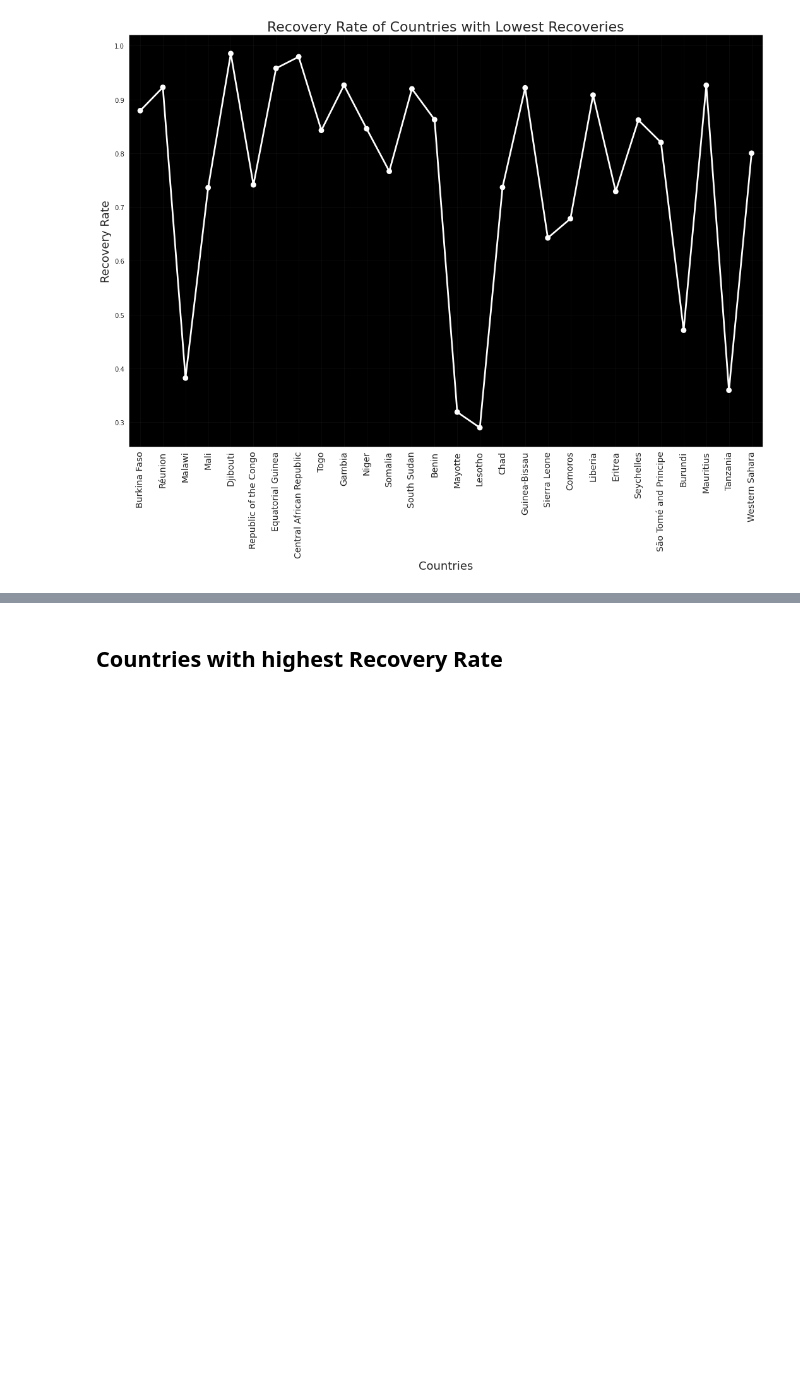
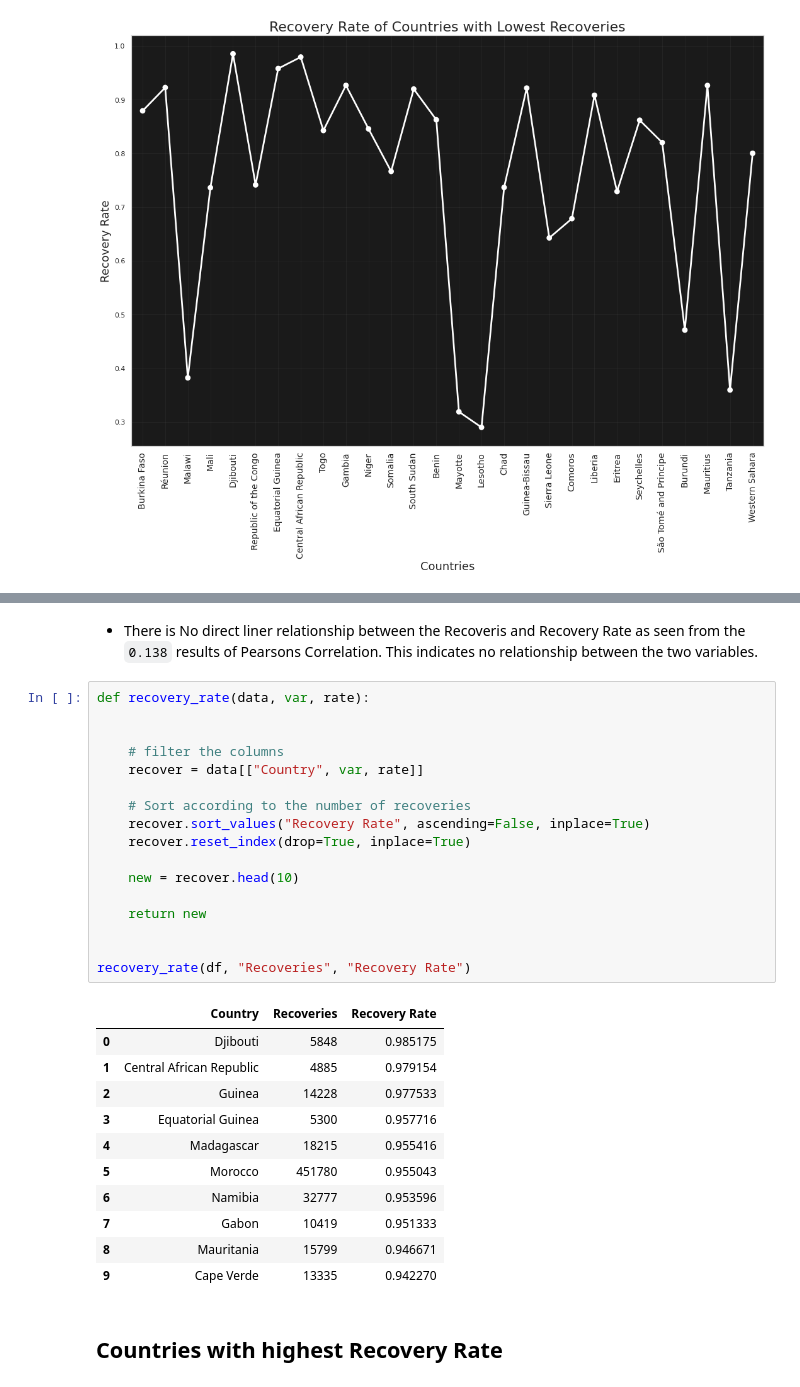
Before and after one commit to antonygatua/Web_Data, a Jupyter notebook: wikipedia_covid/analysis.ipynb, the cells around one changed output, grey strips where cells are left out. Saved outputs shown, nothing was run; the diff lists cells and outputs as text; blank space fills up the shorter version.

Commit message:
exploratory data analysis

```diff
--- a/wikipedia_covid/analysis.ipynb
+++ b/wikipedia_covid/analysis.ipynb
@@ -225,3 +235,34 @@ recovery(df, "Recoveries", "Confirmed cases", "Lowest")
+# %% [markdown]
+* There is No direct liner relationship between the Recoveris and Recovery Rate as seen from the `0.138` results of Pearsons Correlation. This indicates no relationship between the two variables.
+# %%
+def recovery_rate(data, var, rate):
+
+
+    # filter the columns
+    recover = data[["Country", var, rate]]
+
+    # Sort according to the number of recoveries
+    recover.sort_values("Recovery Rate", ascending=False, inplace=True)
+    recover.reset_index(drop=True, inplace=True)
+
+    new = recover.head(10)
+
+    return new
+
+
+recovery_rate(df, "Recoveries", "Recovery Rate")
+# %% [output]
+|  | Country | Recoveries | Recovery Rate |
+| 0 | Djibouti | 5848 | 0.985175 |
+| 1 | Central African Republic | 4885 | 0.979154 |
+| 2 | Guinea | 14228 | 0.977533 |
+| 3 | Equatorial Guinea | 5300 | 0.957716 |
+| 4 | Madagascar | 18215 | 0.955416 |
+| 5 | Morocco | 451780 | 0.955043 |
+| 6 | Namibia | 32777 | 0.953596 |
+| 7 | Gabon | 10419 | 0.951333 |
+| 8 | Mauritania | 15799 | 0.946671 |
+| 9 | Cape Verde | 13335 | 0.942270 |
 # %% [markdown]
 ## Countries with highest Recovery Rate
 # %% [markdown]
```
Also changed, not shown: parts of 2 cells of this notebook, 6 other files.
